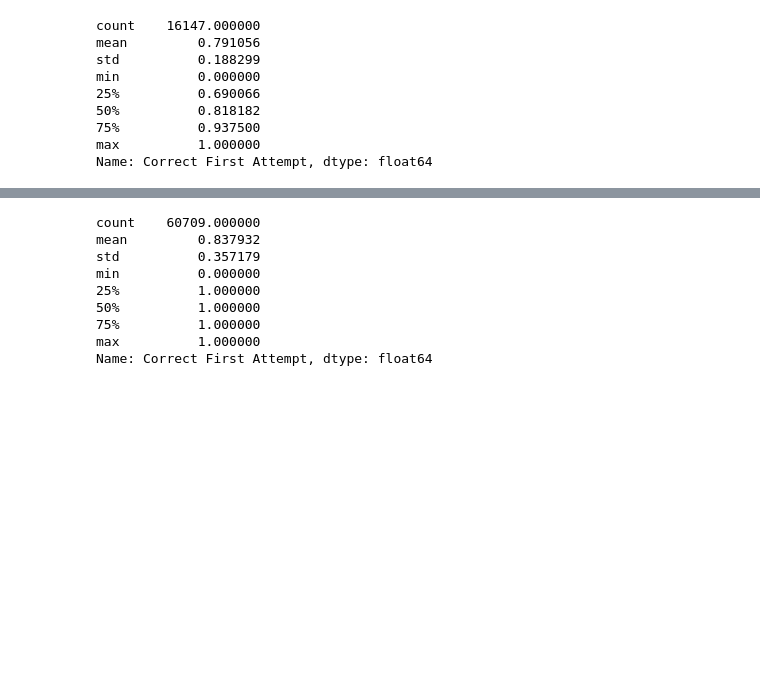
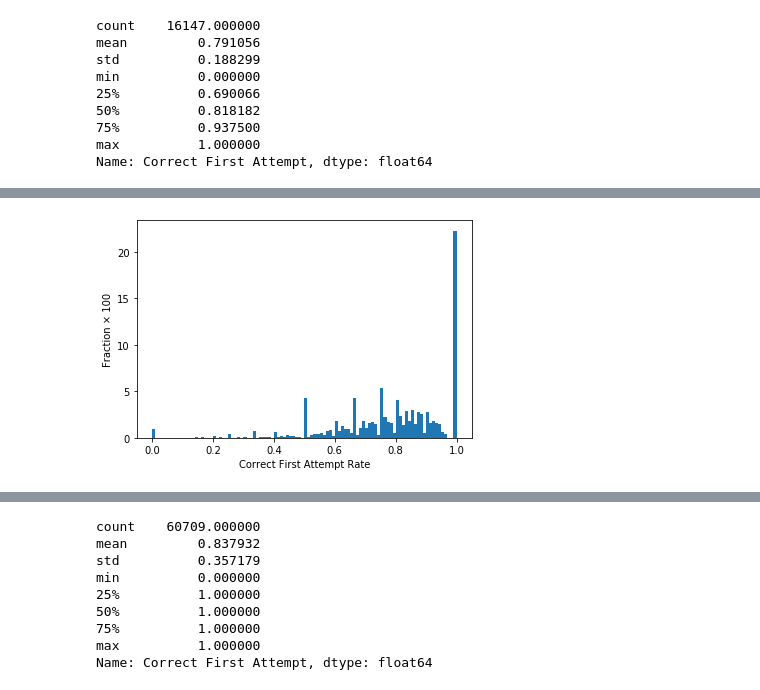
Before and after one commit to bin-soo/CS150A-Project, a Jupyter notebook: new_explore.ipynb, the cells around one changed output, grey strips where cells are left out. Cells and saved outputs as stored; diff of their text form; code cells hidden in the pictures; blank space fills up the shorter version.

```diff
--- a/new_explore.ipynb
+++ b/new_explore.ipynb
@@ -297,0 +319,9 @@ ASIPNaverage.head()
+# %%
+#The Probability Distrubition of CFA by the two features.
+ASIPNtotal = ASIPNaverage["Correct First Attempt"]
+hist2 = plt.hist(np.array(ASIPNtotal.dropna()),bins=100,density=True,log=False,range=(0,1))
+plt.xlabel('Correct First Attempt Rate')
+plt.ylabel('Fraction × 100')
+plt.show()
+# %% [output]
+[figure, added]
```
Also changed, not shown: parts of 23 cells of this notebook, 1 other file.
